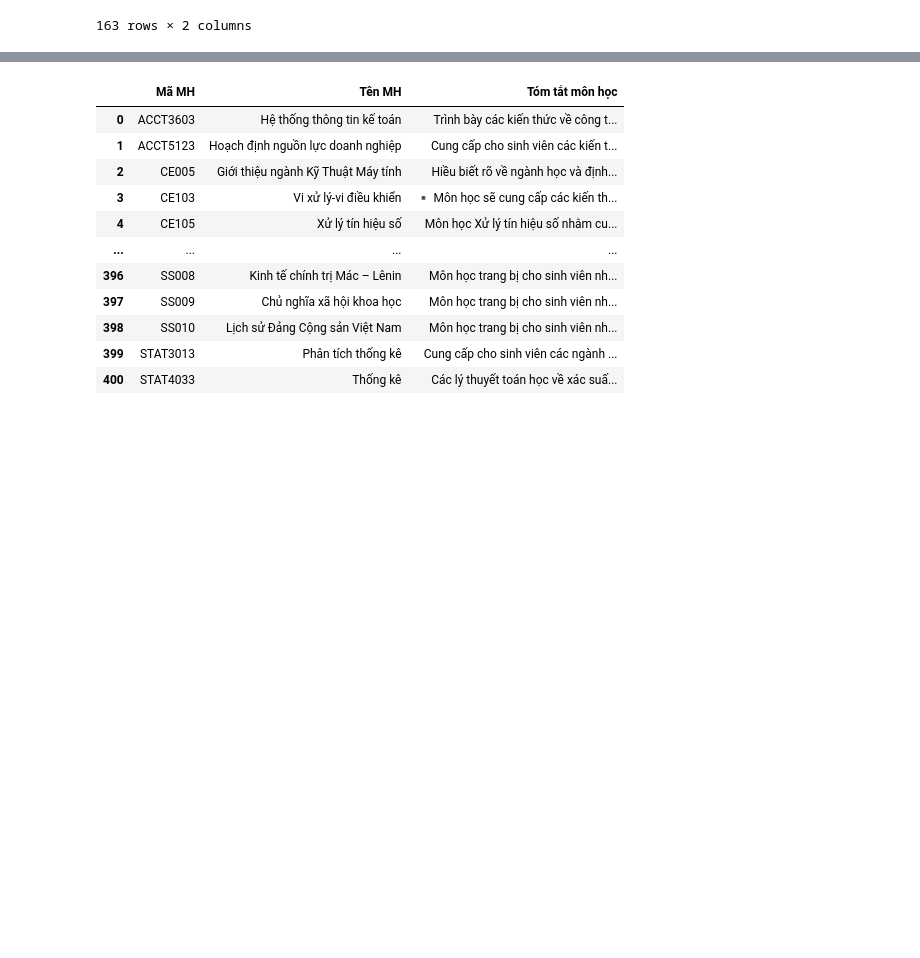
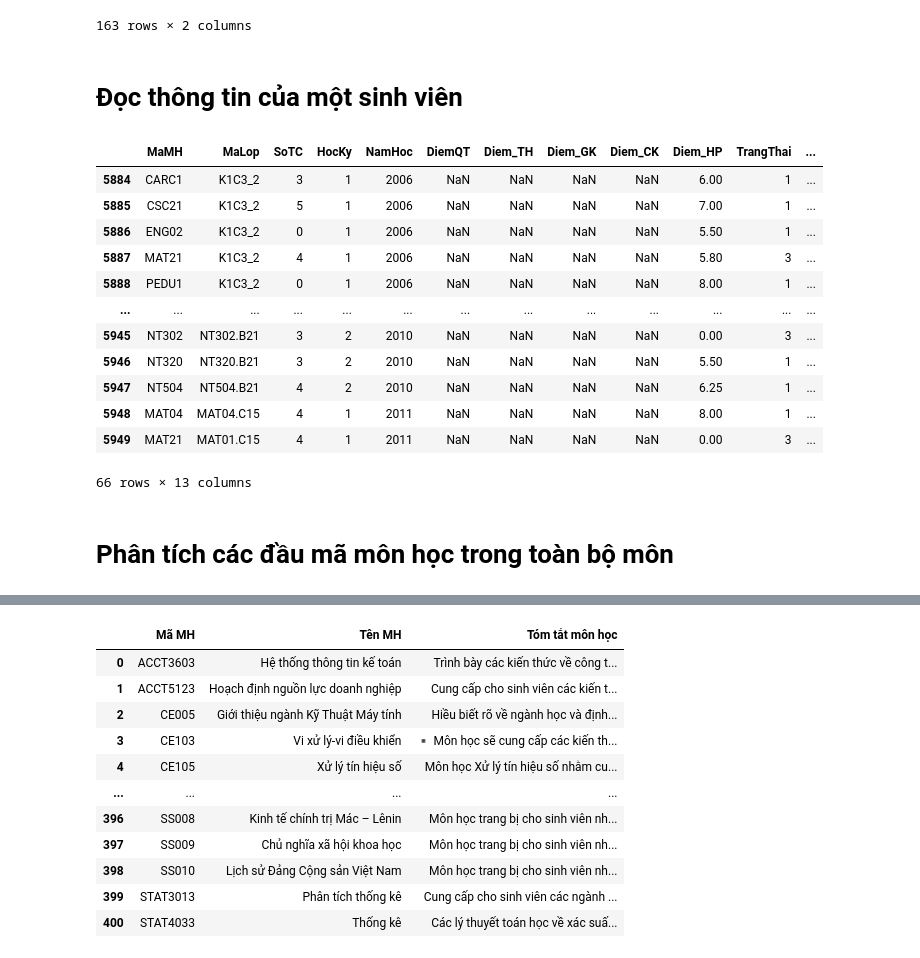
Before and after one commit to Long3309/Final-Project, a Jupyter notebook: diemThi.ipynb, the cells around one changed output, grey strips where cells are left out. Cells and saved outputs as stored; diff of their text form; code cells hidden in the pictures; blank space fills up the shorter version.

```diff
--- a/diemThi.ipynb
+++ b/diemThi.ipynb
@@ -81,3 +80,24 @@ diemThi[["MaMH", "MaMH_tt"]].dropna(subset = "MaMH_tt").drop_duplicates()
 | 659521 | CE005 | IT009 |
 | 669809 | IS005 | IT009 |
 163 rows × 2 columns
+# %% [markdown]
+# Đọc thông tin của một sinh viên
+# %%
+SV = diemThi["MSSV"].unique()[100]
+diemThi_SV = diemThi.loc[diemThi["MSSV"] == SV]
+diemThi_SV = diemThi_SV.drop(["MSSV"], axis = 1)
+diemThi_SV
+# %% [output]
+|  | MaMH | MaLop | SoTC | HocKy | NamHoc | DiemQT | Diem_TH | Diem_GK | Diem_CK | Diem_HP | TrangThai | ... |
+| 5884 | CARC1 | K1C3_2 | 3 | 1 | 2006 | NaN | NaN | NaN | NaN | 6.00 | 1 | ... |
+| 5885 | CSC21 | K1C3_2 | 5 | 1 | 2006 | NaN | NaN | NaN | NaN | 7.00 | 1 | ... |
+| 5886 | ENG02 | K1C3_2 | 0 | 1 | 2006 | NaN | NaN | NaN | NaN | 5.50 | 1 | ... |
+| 5887 | MAT21 | K1C3_2 | 4 | 1 | 2006 | NaN | NaN | NaN | NaN | 5.80 | 3 | ... |
+| 5888 | PEDU1 | K1C3_2 | 0 | 1 | 2006 | NaN | NaN | NaN | NaN | 8.00 | 1 | ... |
+| ... | ... | ... | ... | ... | ... | ... | ... | ... | ... | ... | ... | ... |
+| 5945 | NT302 | NT302.B21 | 3 | 2 | 2010 | NaN | NaN | NaN | NaN | 0.00 | 3 | ... |
+| 5946 | NT320 | NT320.B21 | 3 | 2 | 2010 | NaN | NaN | NaN | NaN | 5.50 | 1 | ... |
+| 5947 | NT504 | NT504.B21 | 4 | 2 | 2010 | NaN | NaN | NaN | NaN | 6.25 | 1 | ... |
+| 5948 | MAT04 | MAT04.C15 | 4 | 1 | 2011 | NaN | NaN | NaN | NaN | 8.00 | 1 | ... |
+| 5949 | MAT21 | MAT01.C15 | 4 | 1 | 2011 | NaN | NaN | NaN | NaN | 0.00 | 3 | ... |
+66 rows × 13 columns
@@ -83,0 +110,2 @@ diemThi[["MaMH", "MaMH_tt"]].dropna(subset = "MaMH_tt").drop_duplicates()
+# %% [markdown]
+# Phân tích các đầu mã môn học trong toàn bộ môn
```
Also changed, not shown: parts of 10 cells of this notebook, 15 other files.
